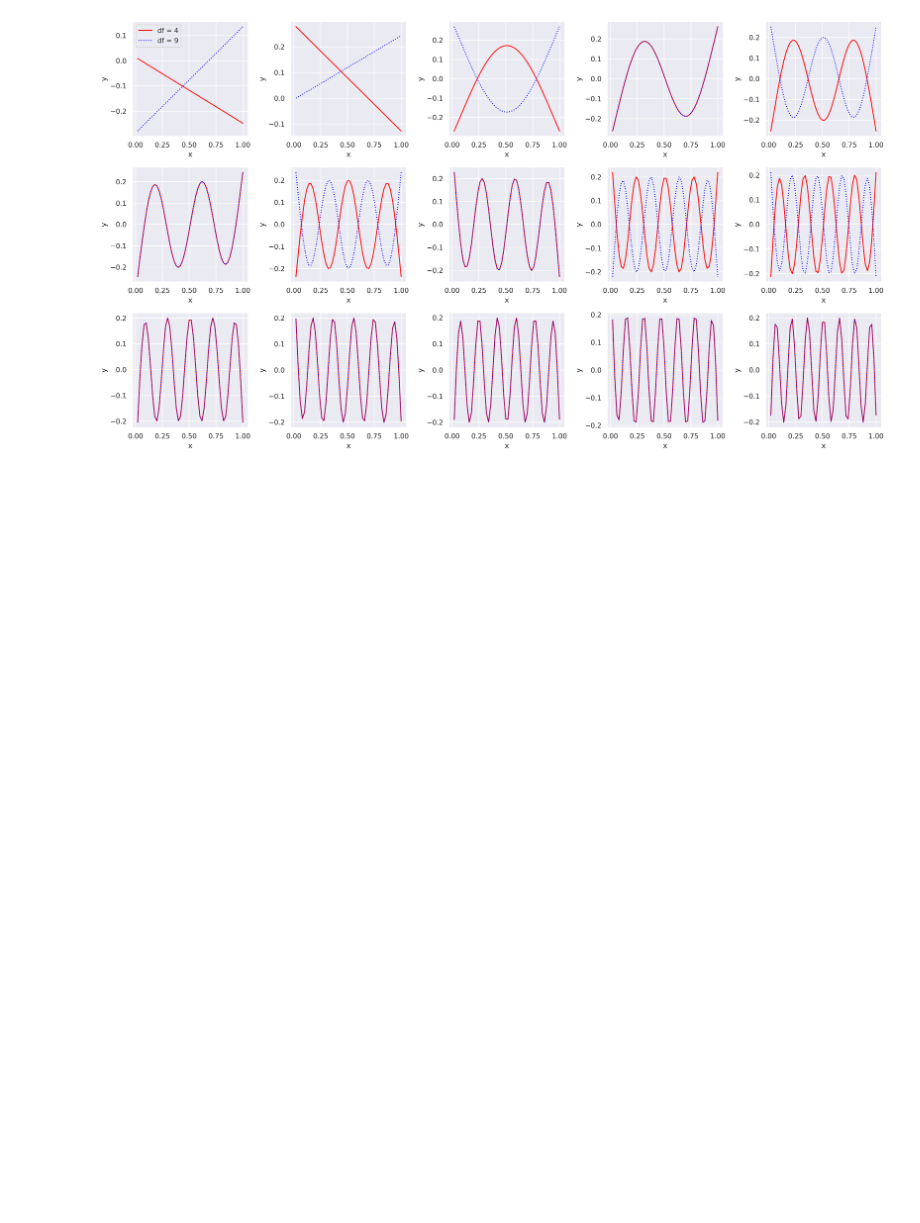
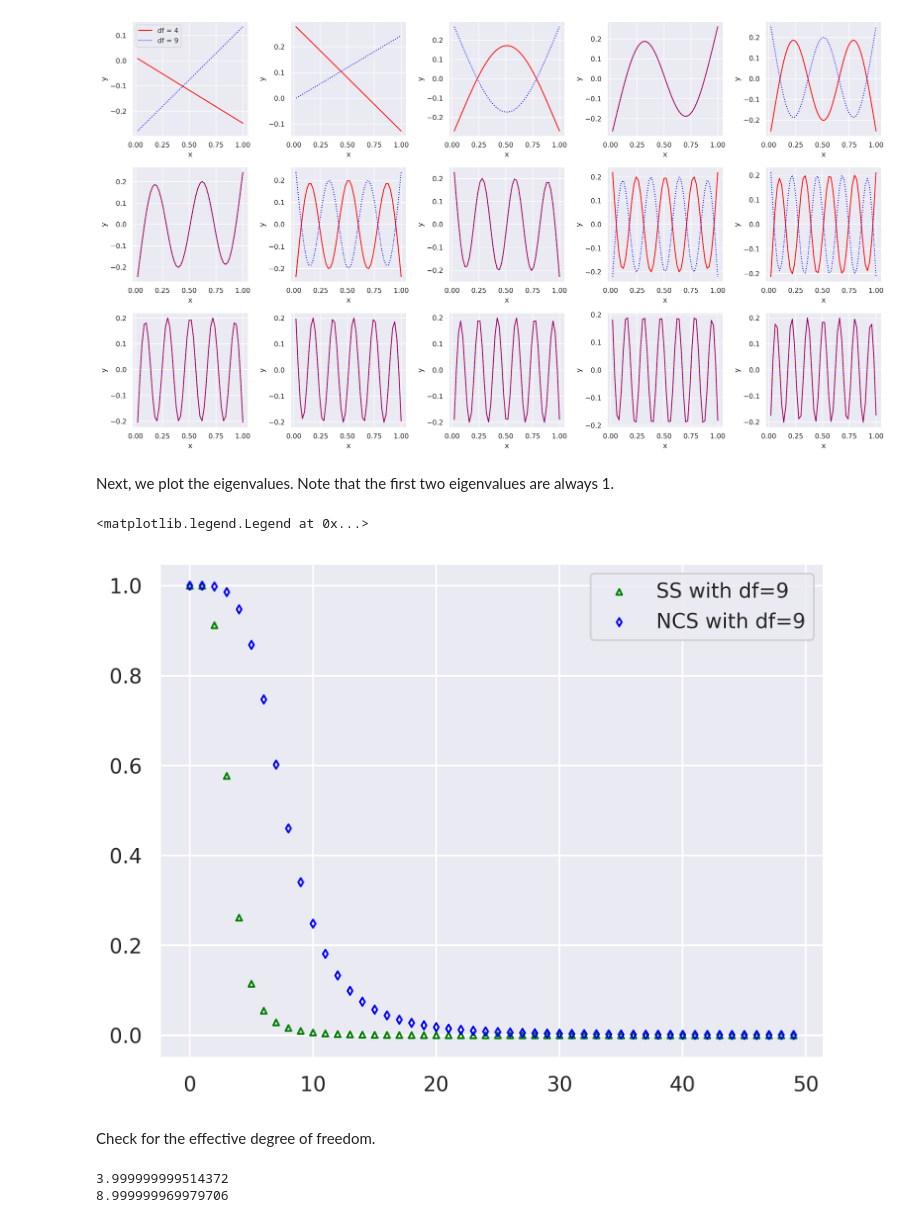
Before and after one commit to lycpaul/cs598-psl, a Jupyter notebook: code3/sample_code/Python_W5_SmoothingSpline.ipynb, the cells around one changed output. Cells and saved outputs as stored; diff of their text form; code cells hidden in the pictures; blank space fills up the shorter version.

```diff
--- a/code3/sample_code/Python_W5_SmoothingSpline.ipynb
+++ b/code3/sample_code/Python_W5_SmoothingSpline.ipynb
@@ -165,3 +165,22 @@ for i in range(15):
 fig.tight_layout()
 # %% [output]
 [figure]
+# %% [markdown]
+Next, we plot the eigenvalues. Note that the first two eigenvalues are always 1.
+# %%
+plt.scatter(np.arange(50), val4, s=10, marker='^', color="green",
+            facecolors='none', label="SS with df=9")
+plt.scatter(np.arange(50), val9, s=10, marker='d', color="blue",
+            facecolors='none', label="NCS with df=9")
+plt.legend()
+# %% [output]
+<matplotlib.legend.Legend at 0x...>
+[figure, added]
+# %% [markdown]
+Check for the effective degree of freedom.
+# %%
+print(S4.trace())
+print(S9.trace())
+# %% [output]
+3.999999999514372
+8.999999969979706
```
Also changed, not shown: parts of 5 cells of this notebook, 2 other files.
